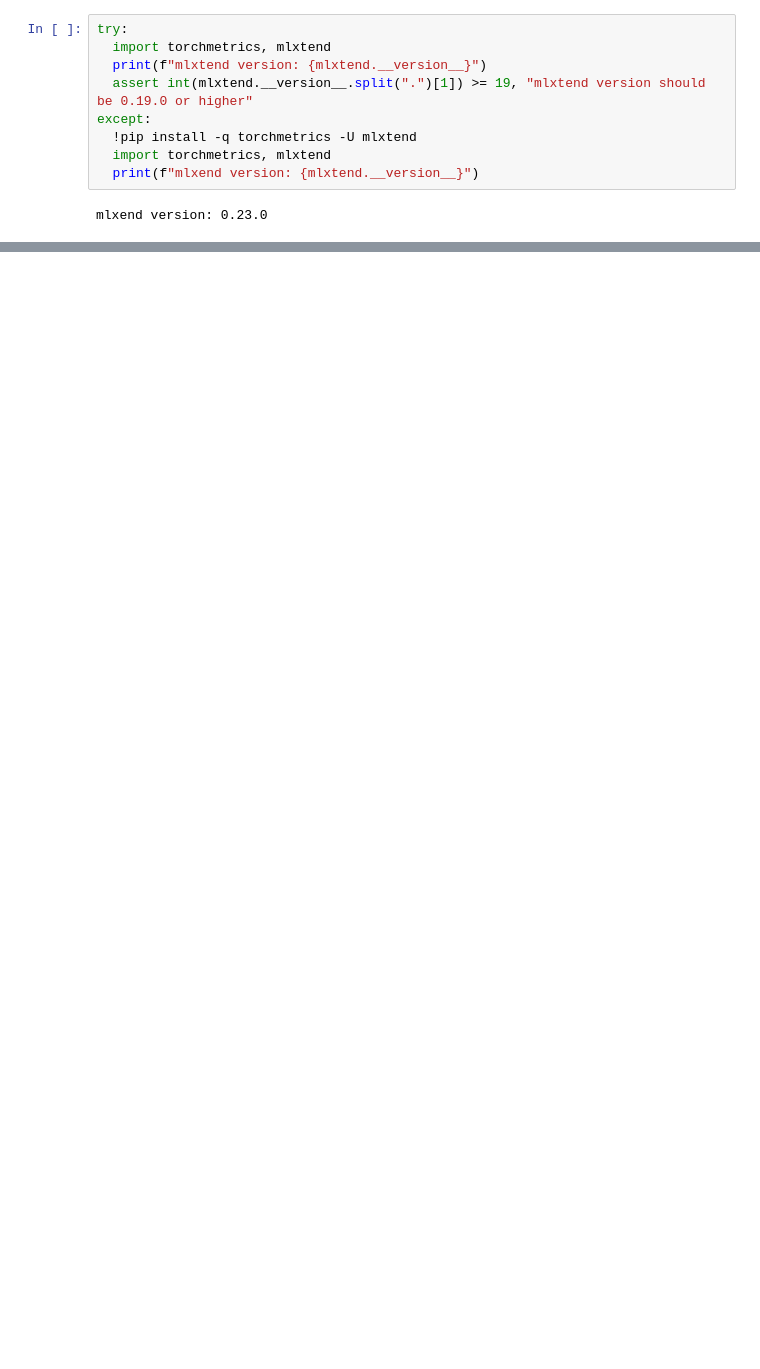
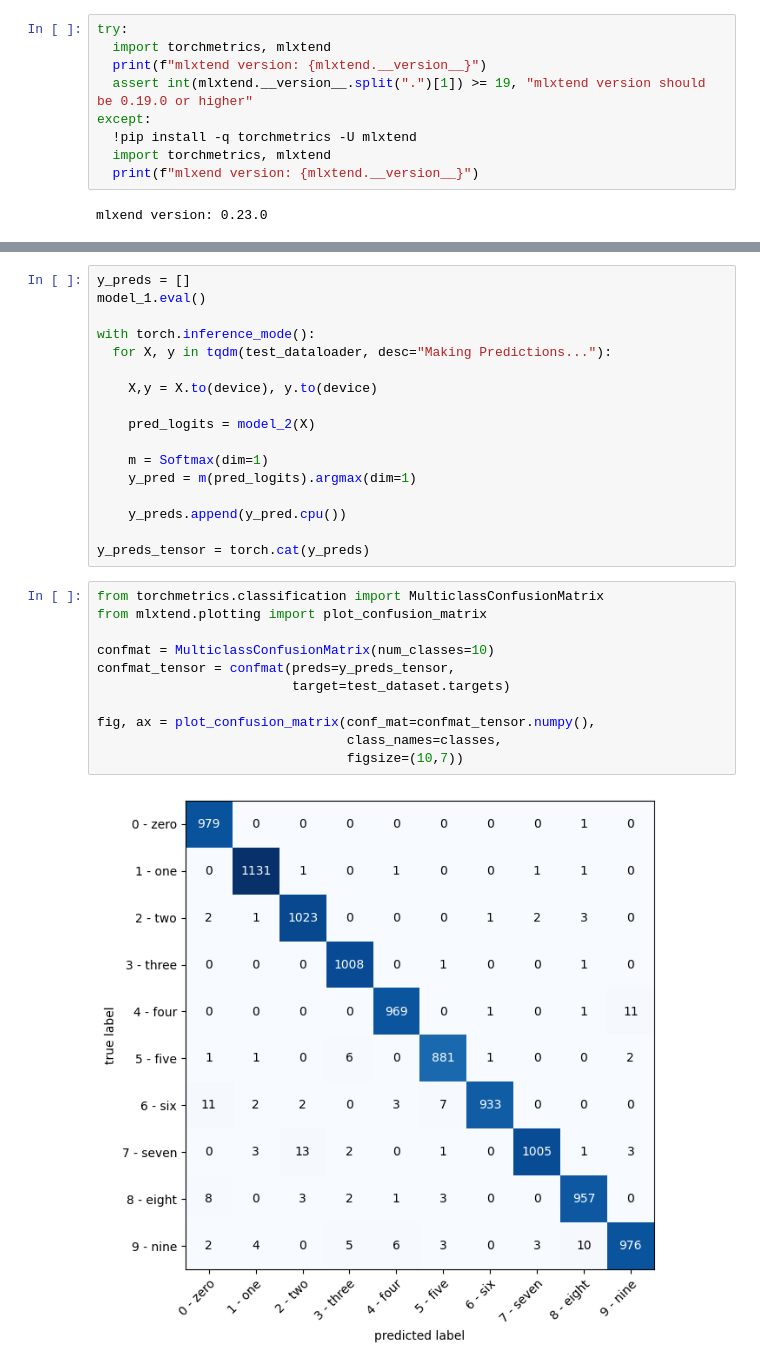
Before and after one commit to nicosaboonchi/Deep-Learning, a Jupyter notebook: Classification_with_MNIST_Data.ipynb, the cells around one changed output, grey strips where cells are left out. Drawn from its saved outputs; the diff is of its cells as text; blank space fills up the shorter version.

```diff
--- a/Classification_with_MNIST_Data.ipynb
+++ b/Classification_with_MNIST_Data.ipynb
@@ -576,0 +818,30 @@ AttributeError: ignored
+# %%
+y_preds = []
+model_1.eval()
+
+with torch.inference_mode():
+  for X, y in tqdm(test_dataloader, desc="Making Predictions..."):
+
+    X,y = X.to(device), y.to(device)
+
+    pred_logits = model_2(X)
+
+    m = Softmax(dim=1)
+    y_pred = m(pred_logits).argmax(dim=1)
+
+    y_preds.append(y_pred.cpu())
+
+y_preds_tensor = torch.cat(y_preds)
+# %%
+from torchmetrics.classification import MulticlassConfusionMatrix
+from mlxtend.plotting import plot_confusion_matrix
+
+confmat = MulticlassConfusionMatrix(num_classes=10)
+confmat_tensor = confmat(preds=y_preds_tensor,
+                         target=test_dataset.targets)
+
+fig, ax = plot_confusion_matrix(conf_mat=confmat_tensor.numpy(),
+                                class_names=classes,
+                                figsize=(10,7))
+# %% [output]
+[figure, added]
```
Also changed, not shown: parts of 51 cells of this notebook.
